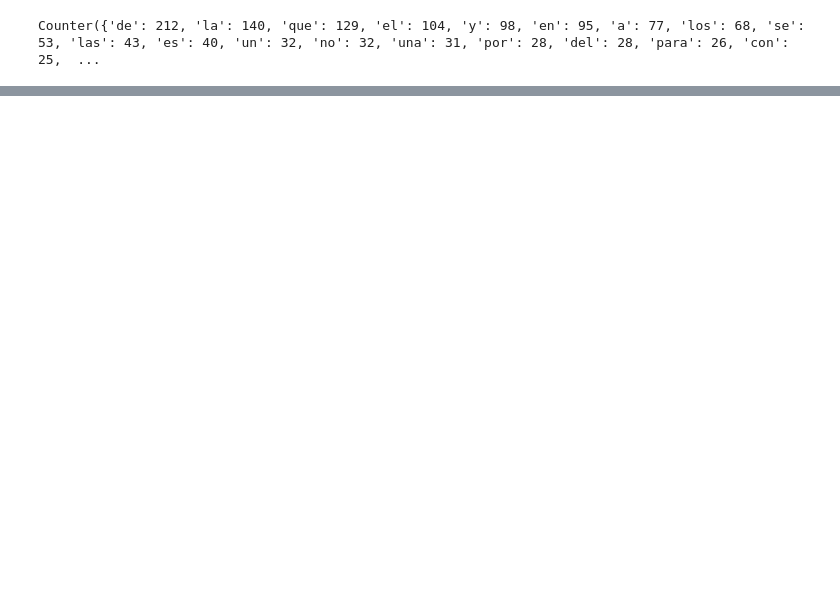
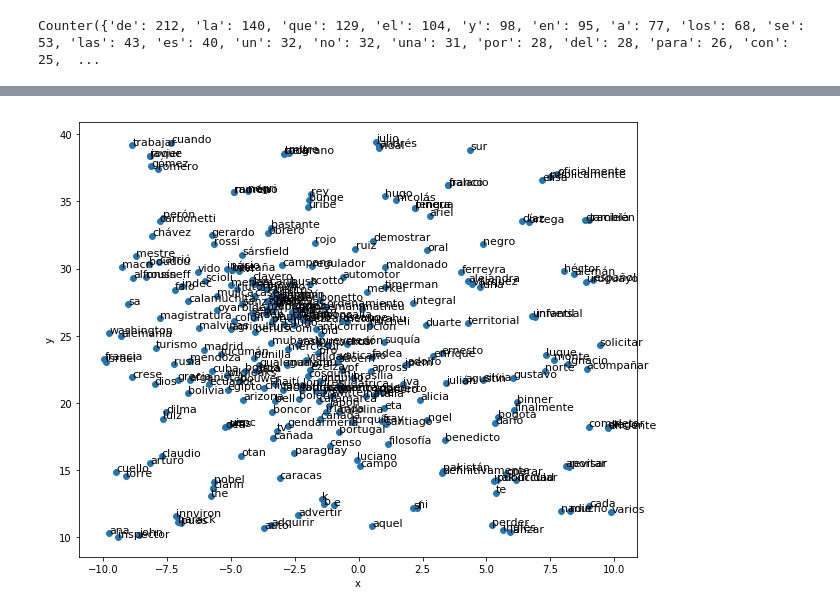
Before and after one commit to danibosch/word_clustering, a Jupyter notebook: clustering.ipynb, the cells around one changed output, grey strips where cells are left out. Cells and saved outputs as stored; diff of their text form; code cells hidden in the pictures; blank space fills up the shorter version.

```diff
--- a/clustering.ipynb
+++ b/clustering.ipynb
@@ -210,3 +213,7 @@ def plot_region(x_bounds, y_bounds):
+# %%
+plot_region(x_bounds=(-10, 10), y_bounds=(10, 40))
+# %% [output]
+[figure, added]
 # %%
 def clustering(k):
     clusterer = kmeans.KMeansClusterer(k, cosine_distance, avoid_empty_clusters=True)
```
Also changed, not shown: parts of 15 cells of this notebook, 8 other files.
